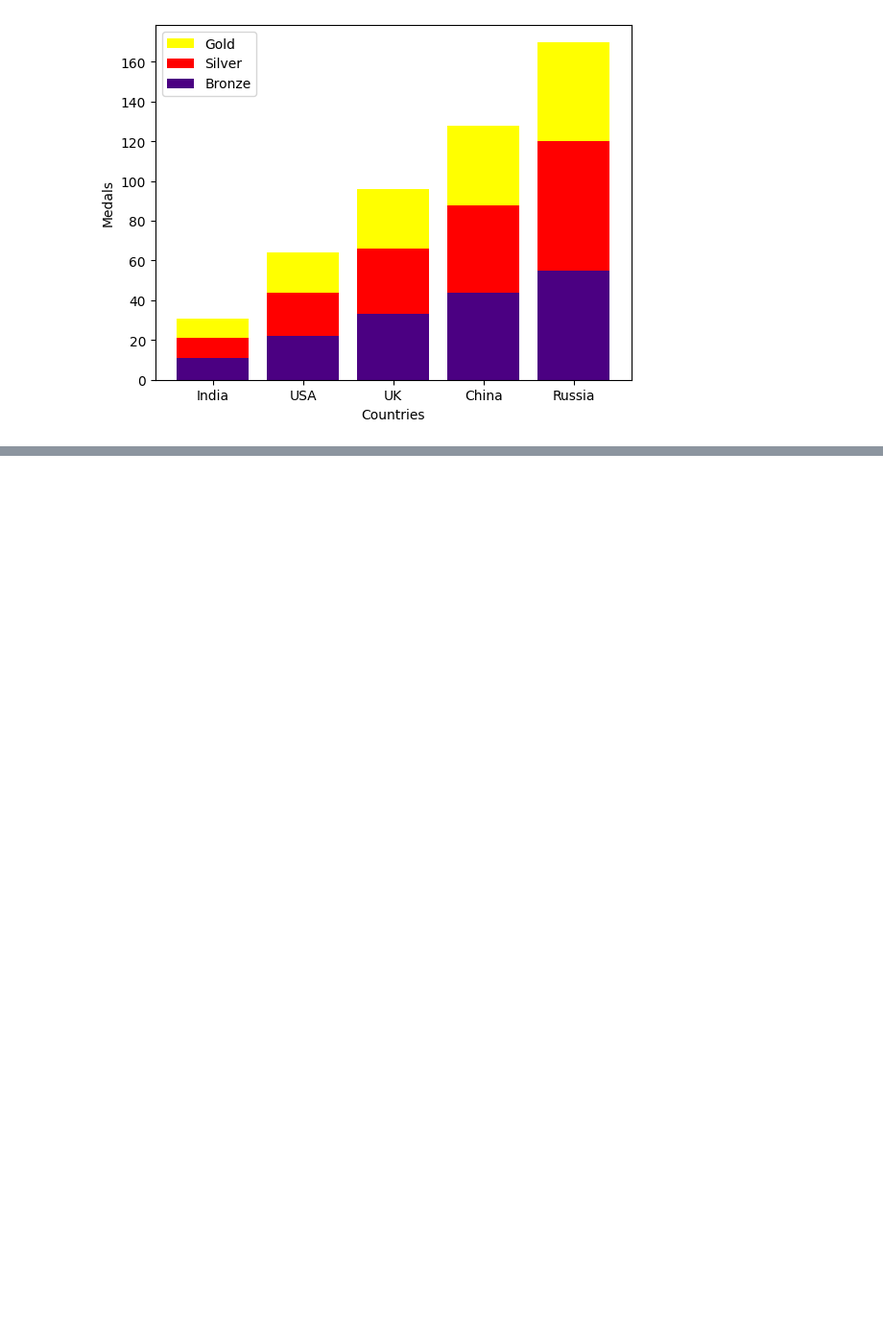
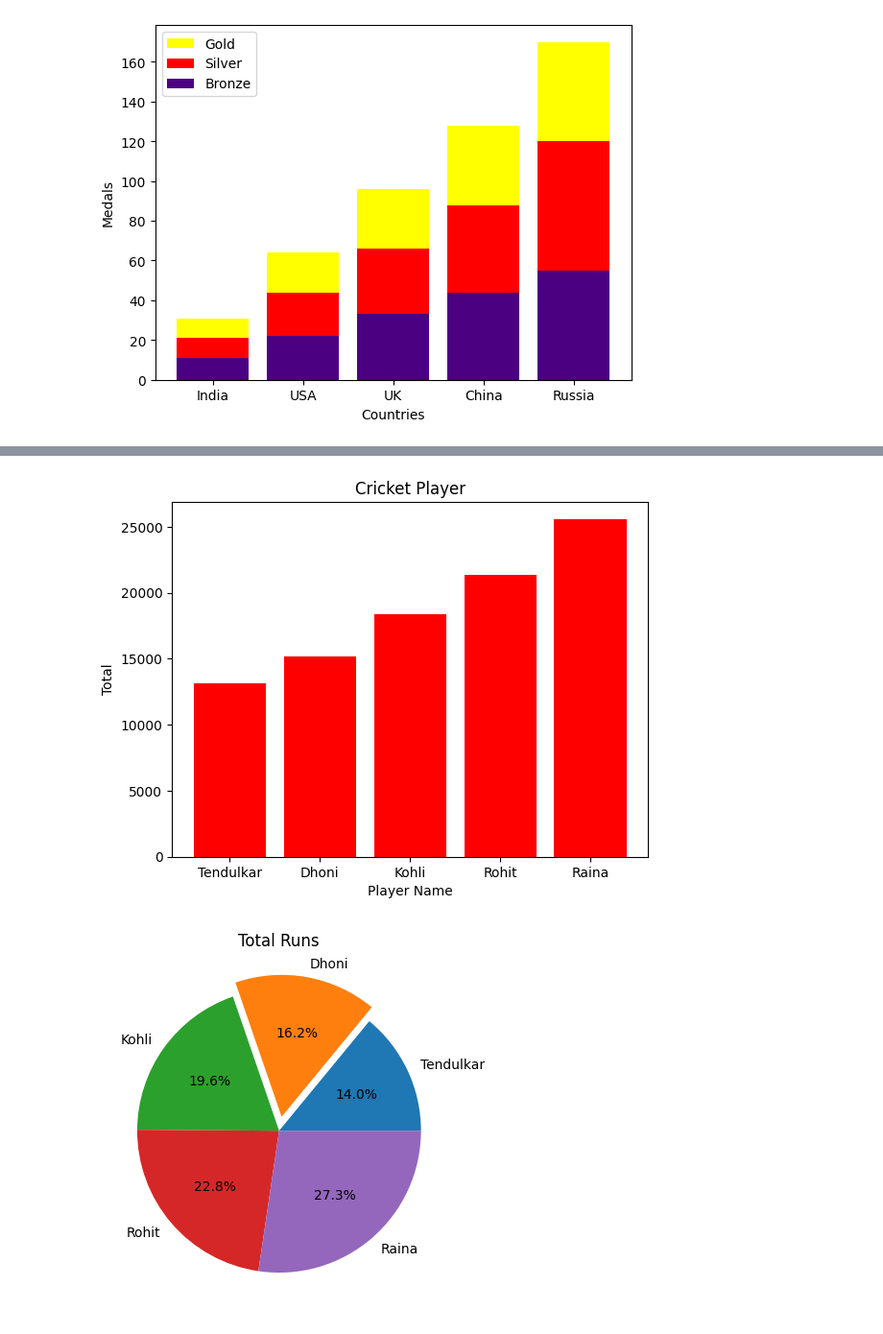
Before and after one commit to harish-44/SIC, a Jupyter notebook: 18,3,23.IPYNB, the cells around one changed output, grey strips where cells are left out. Shown: that part at 96% size. Saved outputs shown, nothing was run; the diff lists cells and outputs as text; code cells hidden in the pictures; blank space fills up the shorter version.

```diff
--- a/18,3,23.IPYNB
+++ b/18,3,23.IPYNB
@@ -424,0 +489,29 @@ pyplot.show()
+# %%
+explode=[0,0.1,0,0,0]
+plt.bar(s['Player Name'],s['Total'],color='red')
+plt.title("Cricket Player")
+plt.xlabel("Player Name")
+plt.ylabel("Total")
+plt.show()
+plt.pie(s['Total'],labels=s['Player Name'],explode=explode,autopct='%1.1f%%')
+plt.title("Total Runs")
+plt.show()
+plt.pie(s['ODI'],labels=s['Player Name'],autopct='%1.1f%%')
+plt.title("ODI")
+plt.show()
+plt.pie(s['IPL'],labels=s['Player Name'],explode=explode,autopct='%1.1f%%')
+plt.title("IPL")
+plt.show()
+plt.barh(s['Player Name'],s['Test'],color='red')
+plt.title("Cricket Player")
+plt.xlabel("Player Name")
+plt.ylabel("Total")
+plt.show()
+plt.scatter(s['Player Name'],s['BattingAvg'],color='red')
+plt.title("Batting Average")
+plt.xlabel("Player Name")
+plt.ylabel("Batting Average")
+plt.show()
+# %% [output]
+[figure, added]
+[figure, added]
```
Also changed, not shown: parts of 6 cells of this notebook, 4 other files.
